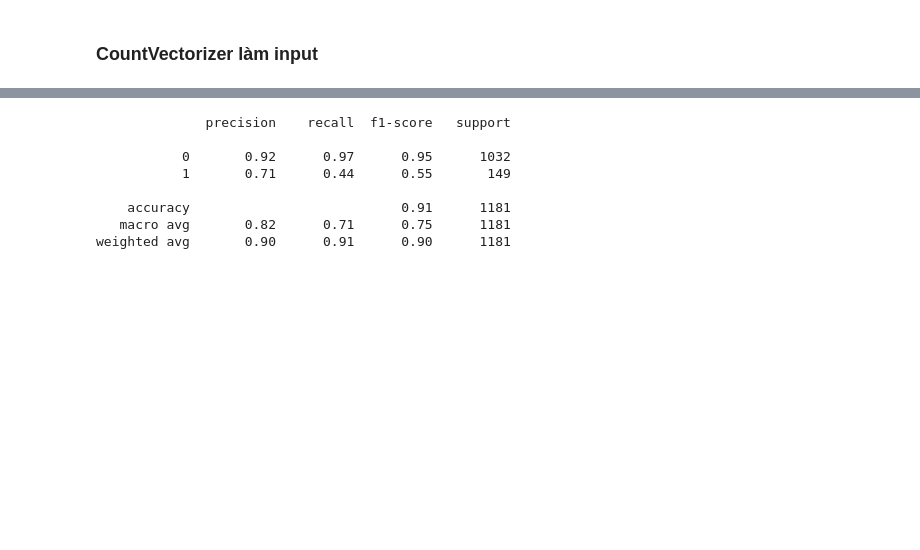
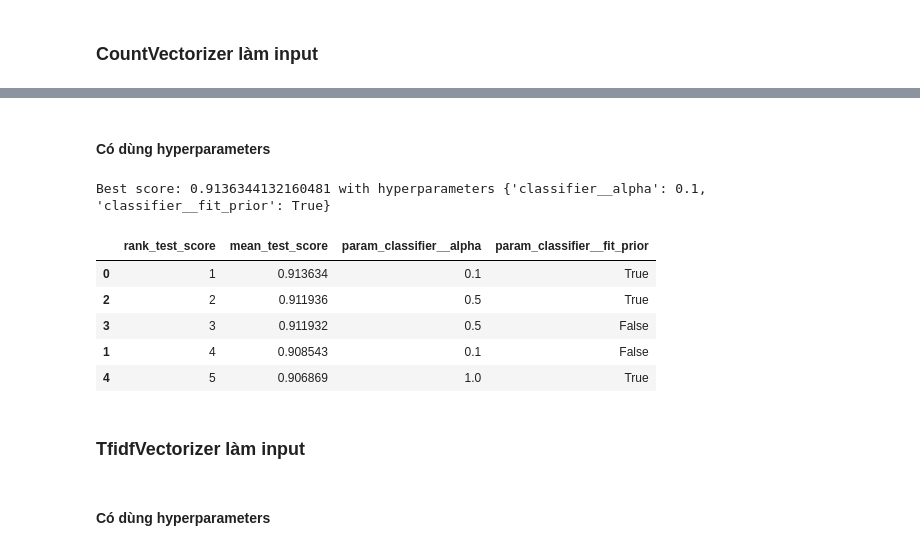
Before and after one commit to Haix1xx/Foody_Sentiment_Analysis, a Jupyter notebook: NLP.ipynb, the cells around one changed output, grey strips where cells are left out. Cells and saved outputs as stored; diff of their text form; code cells hidden in the pictures; blank space fills up the shorter version.

```diff
--- a/NLP.ipynb
+++ b/NLP.ipynb
@@ -200,11 +240,17 @@ sns.heatmap(cm, annot=True, fmt='d')
-# %%
-print(classification_report(y, y_pred))
-# %% [output]
-              precision    recall  f1-score   support
-
-           0       0.92      0.97      0.95      1032
-           1       0.71      0.44      0.55       149
-
-    accuracy                           0.91      1181
-   macro avg       0.82      0.71      0.75      1181
-weighted avg       0.90      0.91      0.90      1181
+# %% [markdown]
+#### Có dùng hyperparameters
+# %%
+model, result = train_model_with_hyperparameters(CountVectorizer(analyzer=review_cleaning), MultinomialNB(), x, y)
+result.head()
+# %% [output]
+Best score: 0.9136344132160481 with hyperparameters {'classifier__alpha': 0.1, 'classifier__fit_prior': True}
+|  | rank_test_score | mean_test_score | param_classifier__alpha | param_classifier__fit_prior |
+| 0 | 1 | 0.913634 | 0.1 | True |
+| 2 | 2 | 0.911936 | 0.5 | True |
+| 3 | 3 | 0.911932 | 0.5 | False |
+| 1 | 4 | 0.908543 | 0.1 | False |
+| 4 | 5 | 0.906869 | 1.0 | True |
+# %% [markdown]
+### TfidfVectorizer làm input
+# %% [markdown]
+#### Có dùng hyperparameters
```
Also changed, not shown: parts of 10 cells of this notebook.
